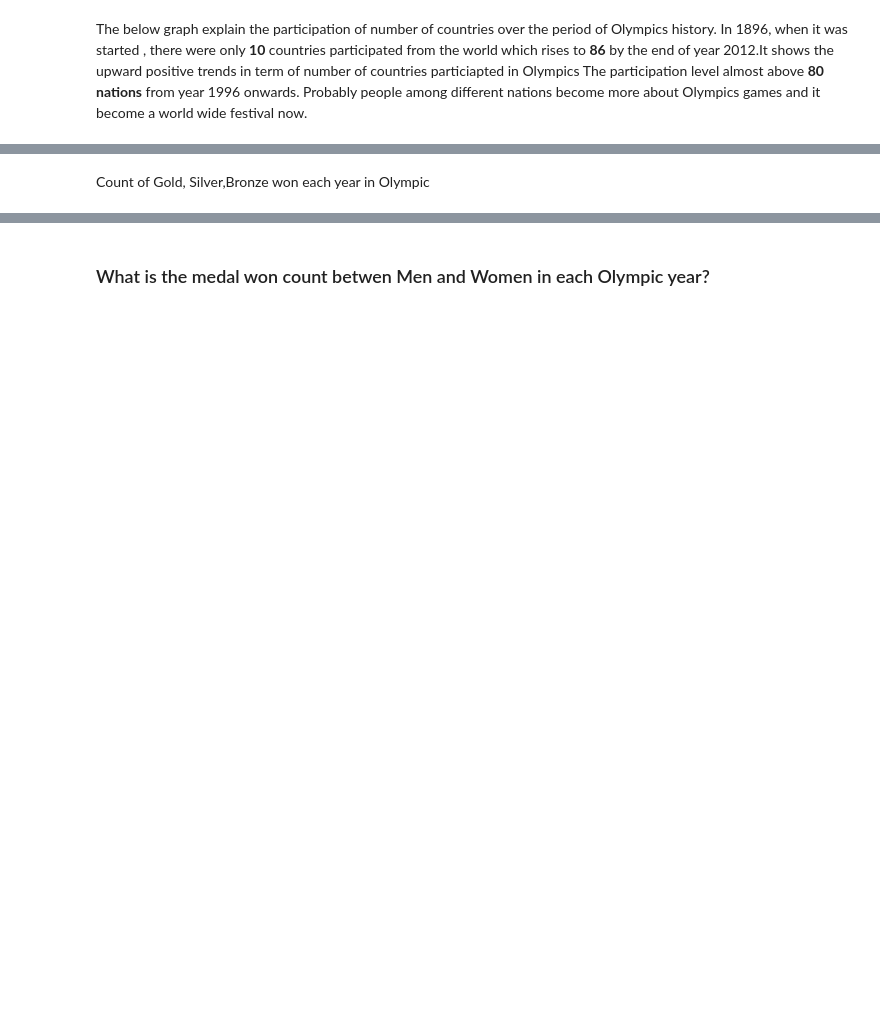
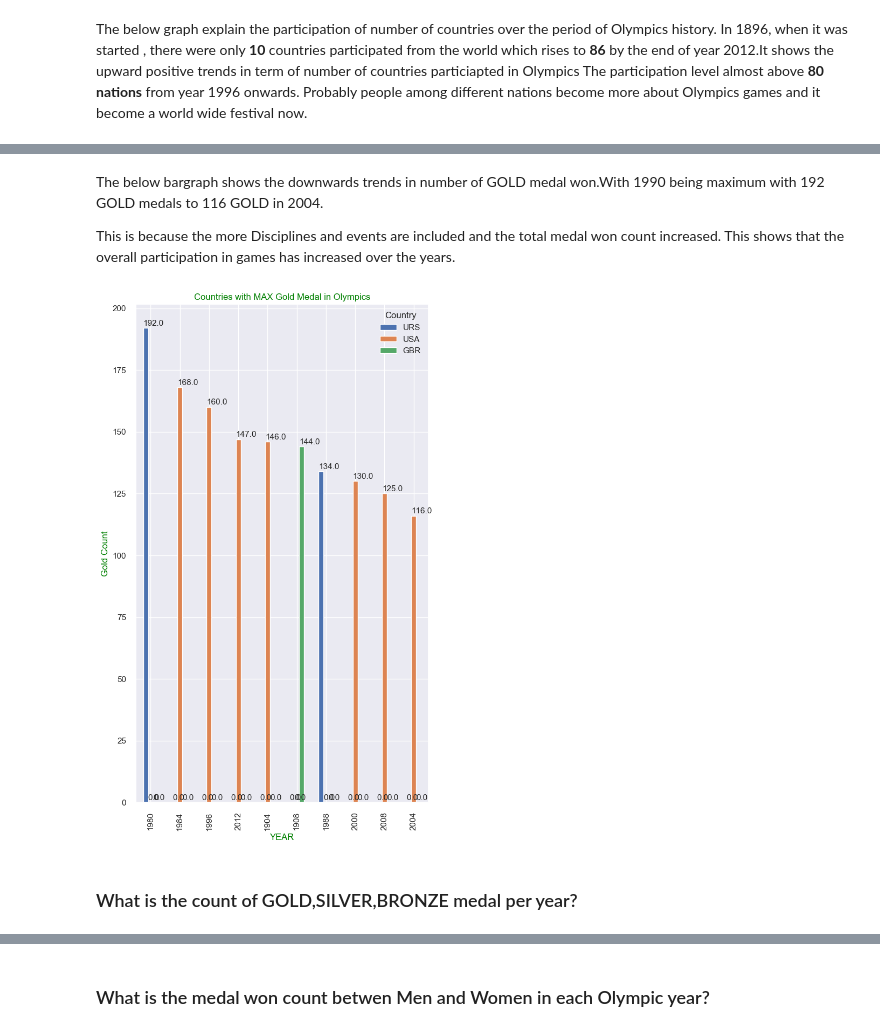
Before and after one commit to harjeet31/Summer-Olympics-EDA, a Jupyter notebook: Olympic_Project_Term1&2.ipynb, the cells around one changed output, grey strips where cells are left out. Cells and saved outputs as stored; diff of their text form; code cells hidden in the pictures; blank space fills up the shorter version.

```diff
--- a/Olympic_Project_Term1&2.ipynb
+++ b/Olympic_Project_Term1&2.ipynb
@@ -351,0 +497,3 @@ It shows :
+# %%
+MaxGoldMedalCountries = df_Medal_Country[df_Medal_Country["Medal"]=='Gold'].groupby(["Year","Country"])["Medal"].count().sort_values(ascending=False).head(10)
+MaxGoldMedalCountries.reset_index()
@@ -352,18 +512,26 @@ It shows :
+# %% [markdown]
+The below bargraph shows the downwards trends in number of GOLD medal won.With 1990 being maximum with 192 GOLD medals to 116 GOLD in 2004.
+
+This is because the more Disciplines and events are included and the total medal won count increased. This shows that the overall participation in games has increased over the years.
 # %%
 #Medal count of each country in each Olympic year
 
-df_Medal_tally = df_Medal_Country.groupby(['Year','Country'],as_index=True).count()[['Medal']]
-ax= df_Medal_tally[:40].unstack().plot(kind = 'bar',figsize = (10,12))
+ax= MaxGoldMedalCountries.unstack().plot(kind = 'bar',figsize = (7,12))
+
+#sns.lineplot(x='Year',y='Medal',data=MaxGoldMedalCountries,hue='Country')
 
 #Series Setting
-plt.xlabel("YEAR")
-plt.ylabel("MedalCount")
-plt.title("Number of Medal won by different Countries in First Three Years(1896,1900,1904)")
+plt.xlabel("YEAR",color='green')
+plt.ylabel("Gold Count",color='green')
+plt.title("Countries with MAX Gold Medal in Olympics",color='green')
 
 
 #Displaying values on bar
 for p in ax.patches:
     ax.annotate(format(p.get_height()),(p.get_x(),p.get_height()+1),fontsize=11)
-plt.savefig("ComparisionFirstThreeYear.png")
+plt.savefig("MaxGoldMedalCount.png")
+# %% [output]
+[figure, added]
-# %% [markdown]
-Count of Gold, Silver,Bronze won each year in Olympic
+# %% [markdown]
+<a id=section4033></a>
+### What is the count of GOLD,SILVER,BRONZE medal per year?
```
Also changed, not shown: parts of 82 cells of this notebook.
